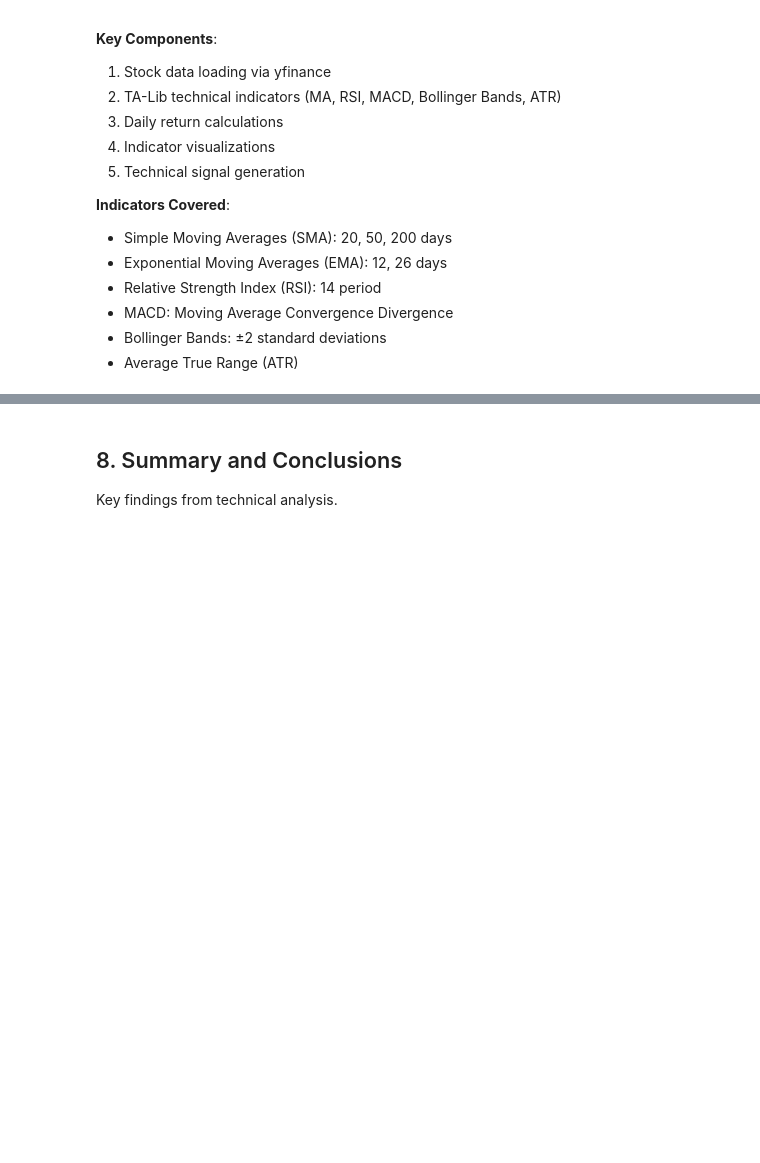
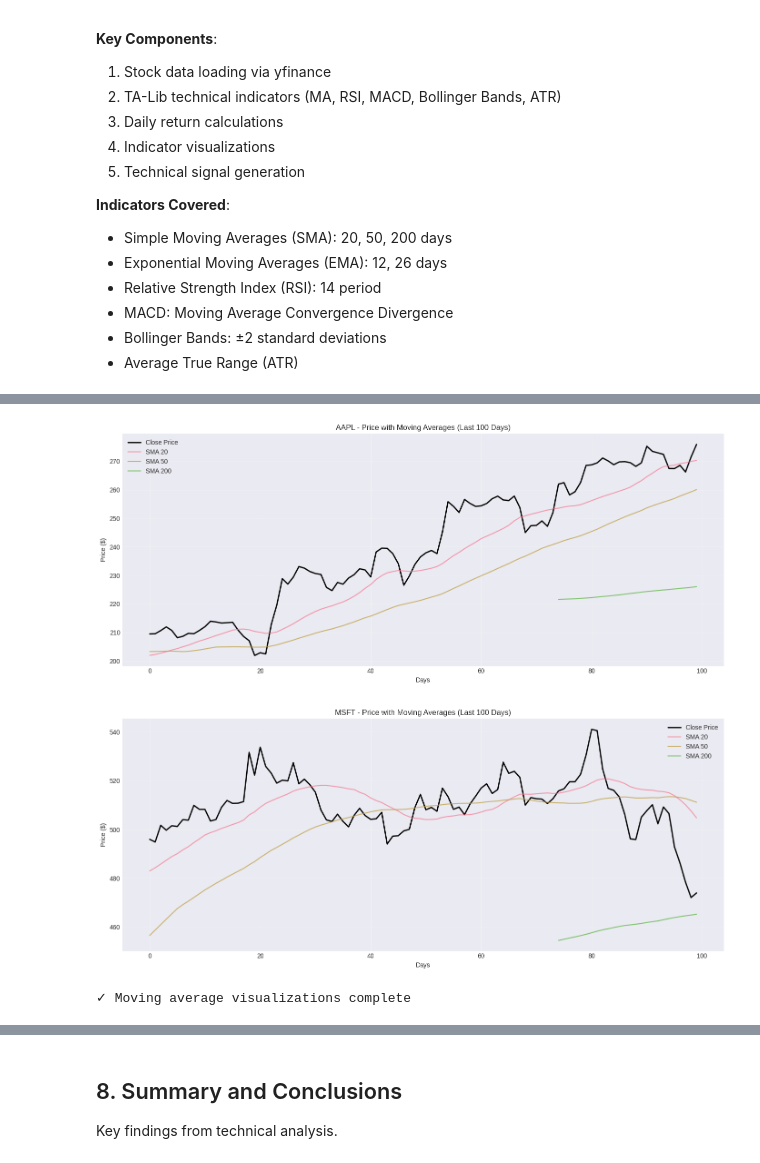
Before and after one commit to Abigiya-M/News-Sentiment, a Jupyter notebook: notebooks/02_Technical_Indicators_Analysis.ipynb, the cells around one changed output, grey strips where cells are left out. Drawn from its saved outputs; the diff is of its cells as text; code cells hidden in the pictures; blank space fills up the shorter version.

```diff
--- a/notebooks/02_Technical_Indicators_Analysis.ipynb
+++ b/notebooks/02_Technical_Indicators_Analysis.ipynb
@@ -162,32 +253,34 @@ plt.show()
 # %%
 # Visualize price and moving averages for selected stocks
 selected_stocks = list(stock_data.keys())[:2]  # First 2 stocks
 
 for ticker in selected_stocks:
-    df = stock_data[ticker].iloc[-100:]  # Last 100 trading days
+    df = stock_data[ticker].iloc[-100:].copy()  # Last 100 trading days
+
+    # Convert DataFrame columns to Series if necessary
+    for col in ['Close', 'SMA_20', 'SMA_50', 'SMA_200']:
+        if isinstance(df[col], pd.DataFrame):
+            df[col] = df[col].iloc[:, 0]
 
     fig, ax = plt.subplots(figsize=(14, 6))
 
     # Plot price and moving averages
-    ax.plot(df.index, df['Close'], label='Close Price', linewidth=2, color='black')
-    ax.plot(df.index, df['SMA_20'], label='SMA 20', linewidth=1.5, alpha=0.7)
-    ax.plot(df.index, df['SMA_50'], label='SMA 50', linewidth=1.5, alpha=0.7)
-    ax.plot(df.index, df['SMA_200'], label='SMA 200', linewidth=1.5, alpha=0.7)
+    ax.plot(range(len(df)), df['Close'].values, label='Close Price', linewidth=2, color='black')
+    ax.plot(range(len(df)), df['SMA_20'].values, label='SMA 20', linewidth=1.5, alpha=0.7)
+    ax.plot(range(len(df)), df['SMA_50'].values, label='SMA 50', linewidth=1.5, alpha=0.7)
+    ax.plot(range(len(df)), df['SMA_200'].values, label='SMA 200', linewidth=1.5, alpha=0.7)
 
-    # Fill between SMAs
-    ax.fill_between(df.index, df['SMA_20'], df['Close'],
-                     where=(df['Close'] >= df['SMA_20']),
-                     alpha=0.2, color='green', label='Bullish Zone')
-    ax.fill_between(df.index, df['SMA_20'], df['Close'],
-                     where=(df['Close'] < df['SMA_20']),
-                     alpha=0.2, color='red', label='Bearish Zone')
-
-    ax.set_xlabel('Date')
+    ax.set_xlabel('Days')
     ax.set_ylabel('Price ($)')
     ax.set_title(f'{ticker} - Price with Moving Averages (Last 100 Days)')
     ax.legend(loc='best')
     ax.grid(True, alpha=0.3)
-    plt.xticks(rotation=45)
     plt.tight_layout()
     plt.show()
+
+print("✓ Moving average visualizations complete")
+# %% [output]
+[figure, added]
+[figure, added]
+✓ Moving average visualizations complete
 # %%
```
Also changed, not shown: parts of 8 cells of this notebook.
